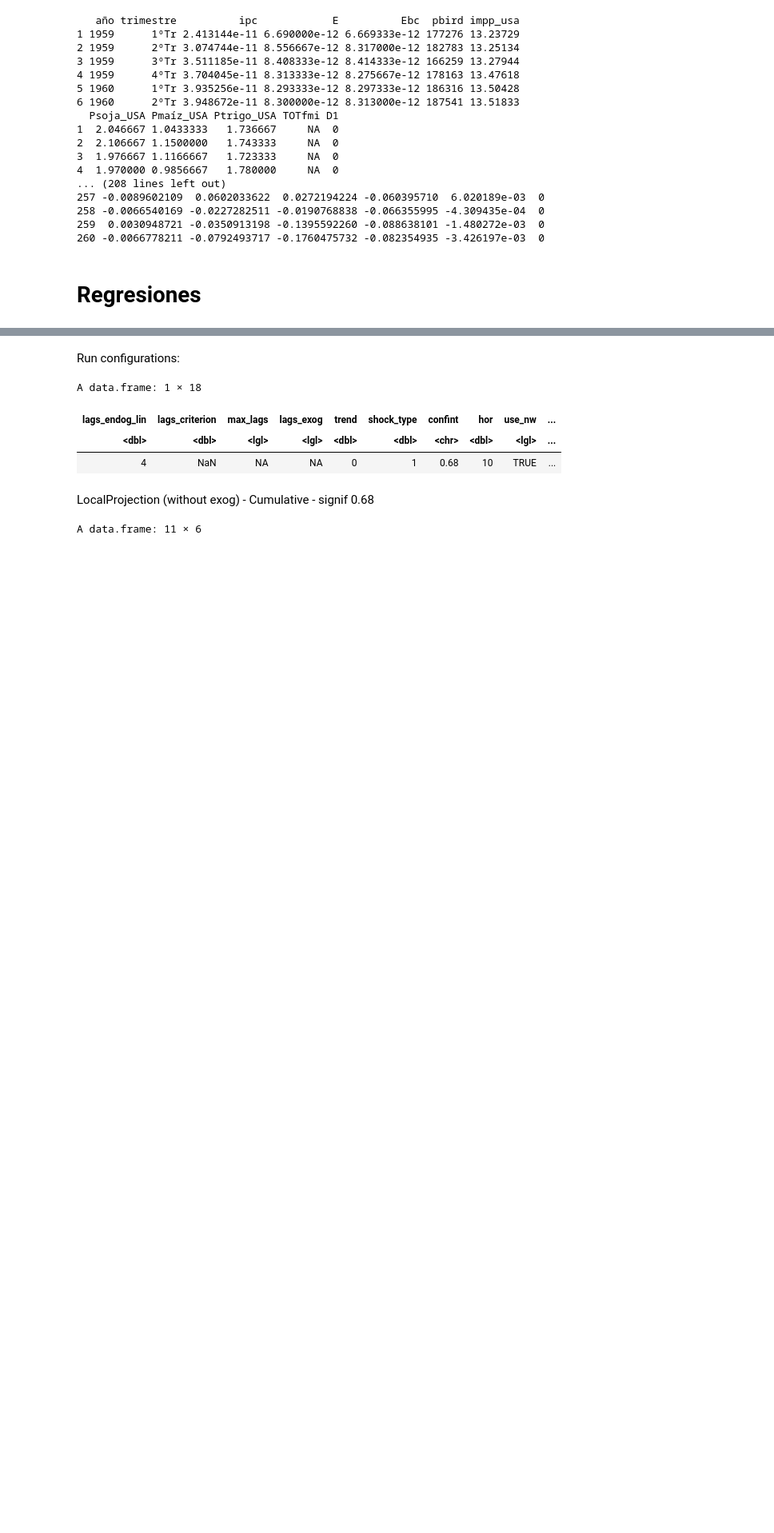
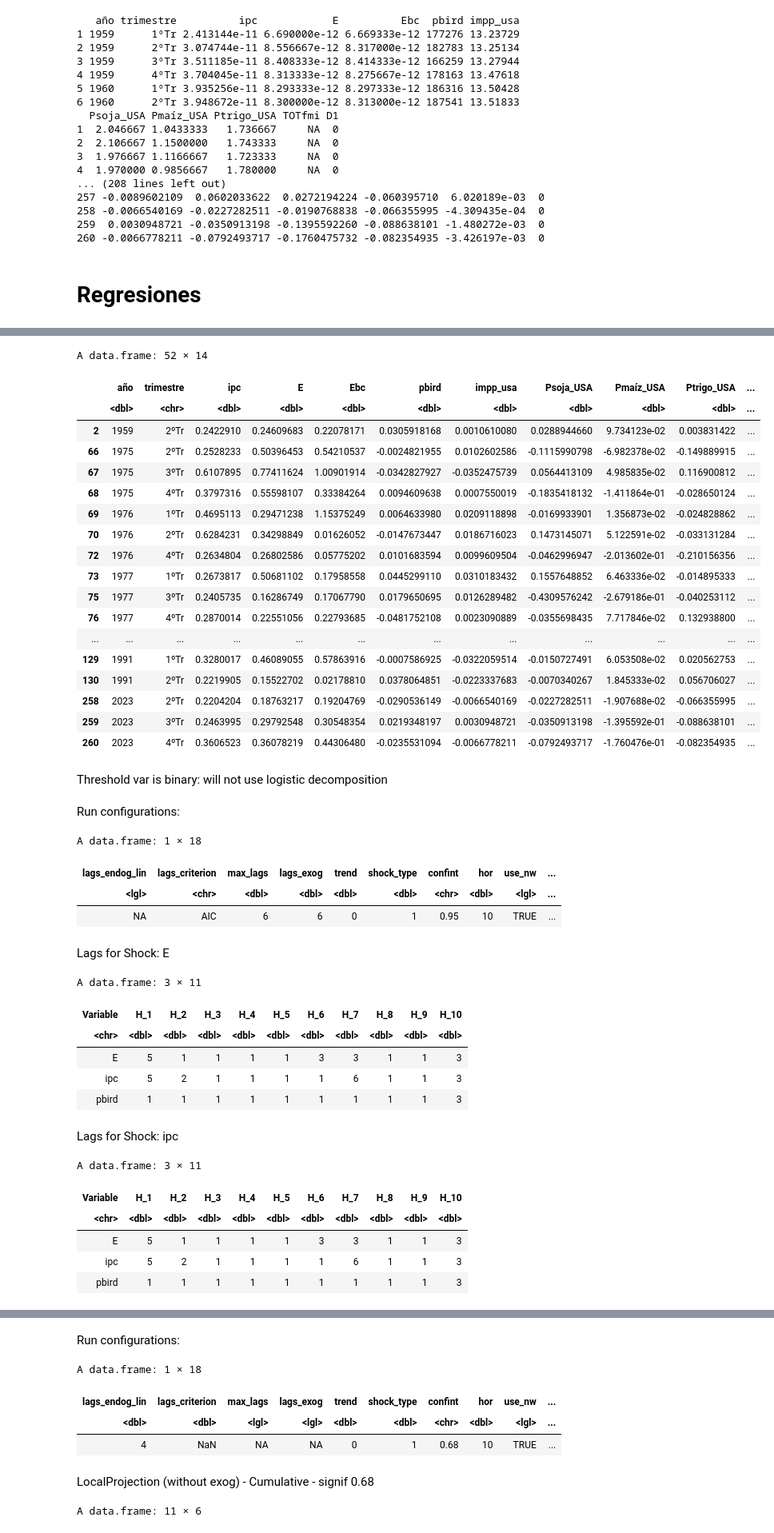
Before and after one commit to mbarrena/tesis, a Jupyter notebook: r_experiments/LP threshold.ipynb, the cells around one changed output, grey strips where cells are left out. Shown at 80% size. Cells and saved outputs as stored; diff of their text form; code cells hidden in the pictures; blank space fills up the shorter version.

```diff
--- a/r_experiments/LP threshold.ipynb
+++ b/r_experiments/LP threshold.ipynb
@@ -150,0 +201,47 @@ A data.frame: 3 × 11
+# %%
+# Add a new column to mark 1 if ipc > 80th percentile or 0 otherwise
+df_ERPT_Arg$above_010 <- ifelse(df_ERPT_Arg$ipc > 0.10, 1, 0)
+
+# Print only the rows where above_80th_percentile is 1
+display(df_ERPT_Arg[df_ERPT_Arg$above_80th_percentile == 1, ])
+res <- run_lp_model(df_ERPT_Arg, endog=c("E", "ipc", "pbird"), exog=c("impp_usa"), max_lags = 6, horizons = 10, signif = 0.95, trend = 0, cumulative = TRUE, threshold_var = 'above_010')#, threshold_value = 0.047)
+# %% [output]
+A data.frame: 52 × 14
+|  | año | trimestre | ipc | E | Ebc | pbird | impp_usa | Psoja_USA | Pmaíz_USA | Ptrigo_USA | ... |
+|  | <dbl> | <chr> | <dbl> | <dbl> | <dbl> | <dbl> | <dbl> | <dbl> | <dbl> | <dbl> | ... |
+| 2 | 1959 | 2ºTr | 0.2422910 | 0.24609683 | 0.22078171 | 0.0305918168 | 0.0010610080 | 0.0288944660 | 9.734123e-02 | 0.003831422 | ... |
+| 66 | 1975 | 2ºTr | 0.2528233 | 0.50396453 | 0.54210537 | -0.0024821955 | 0.0102602586 | -0.1115990798 | -6.982378e-02 | -0.149889915 | ... |
+| 67 | 1975 | 3ºTr | 0.6107895 | 0.77411624 | 1.00901914 | -0.0342827927 | -0.0352475739 | 0.0564413109 | 4.985835e-02 | 0.116900812 | ... |
+| 68 | 1975 | 4ºTr | 0.3797316 | 0.55598107 | 0.33384264 | 0.0094609638 | 0.0007550019 | -0.1835418132 | -1.411864e-01 | -0.028650124 | ... |
+| 69 | 1976 | 1ºTr | 0.4695113 | 0.29471238 | 1.15375249 | 0.0064633980 | 0.0209118898 | -0.0169933901 | 1.356873e-02 | -0.024828862 | ... |
+| 70 | 1976 | 2ºTr | 0.6284231 | 0.34298849 | 0.01626052 | -0.0147673447 | 0.0186716023 | 0.1473145071 | 5.122591e-02 | -0.033131284 | ... |
+| 72 | 1976 | 4ºTr | 0.2634804 | 0.26802586 | 0.05775202 | 0.0101683594 | 0.0099609504 | -0.0462996947 | -2.013602e-01 | -0.210156356 | ... |
+| 73 | 1977 | 1ºTr | 0.2673817 | 0.50681102 | 0.17958558 | 0.0445299110 | 0.0310183432 | 0.1557648852 | 6.463336e-02 | -0.014895333 | ... |
+| 75 | 1977 | 3ºTr | 0.2405735 | 0.16286749 | 0.17067790 | 0.0179650695 | 0.0126289482 | -0.4309576242 | -2.679186e-01 | -0.040253112 | ... |
+| 76 | 1977 | 4ºTr | 0.2870014 | 0.22551056 | 0.22793685 | -0.0481752108 | 0.0023090889 | -0.0355698435 | 7.717846e-02 | 0.132938800 | ... |
+| ... | ... | ... | ... | ... | ... | ... | ... | ... | ... | ... | ... |
+| 129 | 1991 | 1ºTr | 0.3280017 | 0.46089055 | 0.57863916 | -0.0007586925 | -0.0322059514 | -0.0150727491 | 6.053508e-02 | 0.020562753 | ... |
+| 130 | 1991 | 2ºTr | 0.2219905 | 0.15522702 | 0.02178810 | 0.0378064851 | -0.0223337683 | -0.0070340267 | 1.845333e-02 | 0.056706027 | ... |
+| 258 | 2023 | 2ºTr | 0.2204204 | 0.18763217 | 0.19204769 | -0.0290536149 | -0.0066540169 | -0.0227282511 | -1.907688e-02 | -0.066355995 | ... |
+| 259 | 2023 | 3ºTr | 0.2463995 | 0.29792548 | 0.30548354 | 0.0219348197 | 0.0030948721 | -0.0350913198 | -1.395592e-01 | -0.088638101 | ... |
+| 260 | 2023 | 4ºTr | 0.3606523 | 0.36078219 | 0.44306480 | -0.0235531094 | -0.0066778211 | -0.0792493717 | -1.760476e-01 | -0.082354935 | ... |
+Threshold var is binary: will not use logistic decomposition
+Run configurations:
+A data.frame: 1 × 18
+| lags_endog_lin | lags_criterion | max_lags | lags_exog | trend | shock_type | confint | hor | use_nw | ... |
+| <lgl> | <chr> | <dbl> | <dbl> | <dbl> | <dbl> | <chr> | <dbl> | <lgl> | ... |
+| NA | AIC | 6 | 6 | 0 | 1 | 0.95 | 10 | TRUE | ... |
+Lags for Shock: E
+A data.frame: 3 × 11
+| Variable | H_1 | H_2 | H_3 | H_4 | H_5 | H_6 | H_7 | H_8 | H_9 | H_10 |
+| <chr> | <dbl> | <dbl> | <dbl> | <dbl> | <dbl> | <dbl> | <dbl> | <dbl> | <dbl> | <dbl> |
+| E | 5 | 1 | 1 | 1 | 1 | 3 | 3 | 1 | 1 | 3 |
+| ipc | 5 | 2 | 1 | 1 | 1 | 1 | 6 | 1 | 1 | 3 |
+| pbird | 1 | 1 | 1 | 1 | 1 | 1 | 1 | 1 | 1 | 3 |
+Lags for Shock: ipc
+A data.frame: 3 × 11
+| Variable | H_1 | H_2 | H_3 | H_4 | H_5 | H_6 | H_7 | H_8 | H_9 | H_10 |
+| <chr> | <dbl> | <dbl> | <dbl> | <dbl> | <dbl> | <dbl> | <dbl> | <dbl> | <dbl> | <dbl> |
+| E | 5 | 1 | 1 | 1 | 1 | 3 | 3 | 1 | 1 | 3 |
+| ipc | 5 | 2 | 1 | 1 | 1 | 1 | 6 | 1 | 1 | 3 |
+| pbird | 1 | 1 | 1 | 1 | 1 | 1 | 1 | 1 | 1 | 3 |
```
Also changed, not shown: parts of 14 cells of this notebook, 1 other file.
